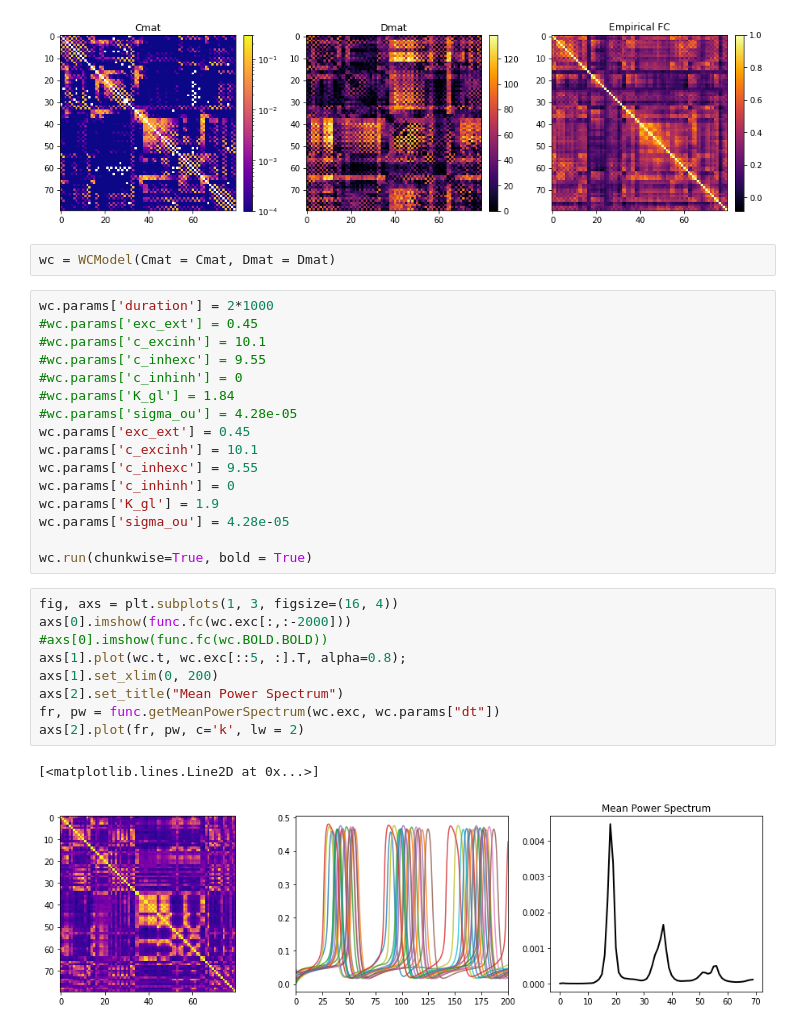
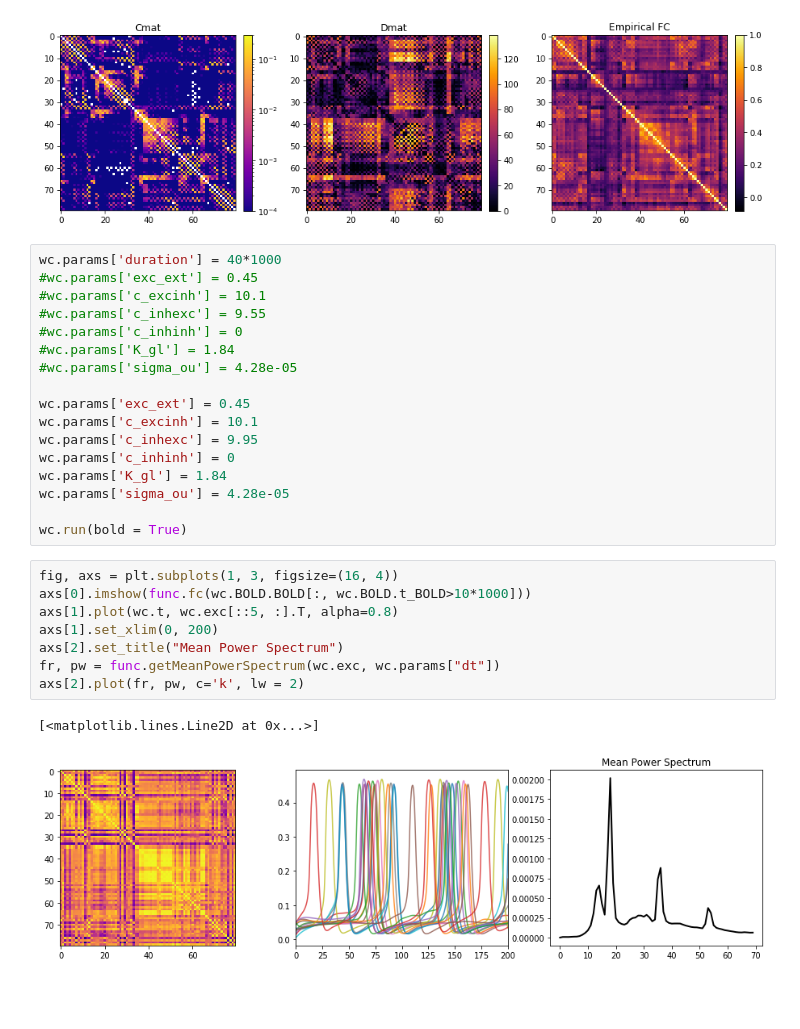
Before and after one commit to pamirozsuna/pamir_ma, a Jupyter notebook: notebooks/SCZ-FC-modelling.ipynb, the cells around one changed output. Cells and saved outputs as stored; diff of their text form; blank space fills up the shorter version.

Commit message:
fixed scz paramters for modelling gbc

```diff
--- a/notebooks/SCZ-FC-modelling.ipynb
+++ b/notebooks/SCZ-FC-modelling.ipynb
@@ -63,33 +65,31 @@ fig.colorbar(im, ax=axs[2],fraction=0.046, pad=0.04)
 # %% [output]
 <matplotlib.colorbar.Colorbar at 0x...>
 [figure]
-# %%
-wc = WCModel(Cmat = Cmat, Dmat = Dmat)
 # %%
-wc.params['duration'] = 2*1000
+wc.params['duration'] = 40*1000
 #wc.params['exc_ext'] = 0.45
 #wc.params['c_excinh'] = 10.1
 #wc.params['c_inhexc'] = 9.55
 #wc.params['c_inhinh'] = 0
 #wc.params['K_gl'] = 1.84
 #wc.params['sigma_ou'] = 4.28e-05
+
 wc.params['exc_ext'] = 0.45
 wc.params['c_excinh'] = 10.1
-wc.params['c_inhexc'] = 9.55
+wc.params['c_inhexc'] = 9.95
 wc.params['c_inhinh'] = 0
-wc.params['K_gl'] = 1.9
+wc.params['K_gl'] = 1.84
 wc.params['sigma_ou'] = 4.28e-05
 
-wc.run(chunkwise=True, bold = True)
+wc.run(bold = True)
 # %%
 fig, axs = plt.subplots(1, 3, figsize=(16, 4))
-axs[0].imshow(func.fc(wc.exc[:,:-2000]))
-#axs[0].imshow(func.fc(wc.BOLD.BOLD))
-axs[1].plot(wc.t, wc.exc[::5, :].T, alpha=0.8);
+axs[0].imshow(func.fc(wc.BOLD.BOLD[:, wc.BOLD.t_BOLD>10*1000]))
+axs[1].plot(wc.t, wc.exc[::5, :].T, alpha=0.8)
 axs[1].set_xlim(0, 200)
 axs[2].set_title("Mean Power Spectrum")
 fr, pw = func.getMeanPowerSpectrum(wc.exc, wc.params["dt"])
 axs[2].plot(fr, pw, c='k', lw = 2)
 # %% [output]
 [<matplotlib.lines.Line2D at 0x...>]
-[figure, old version]
+[figure, new version]
```
Also changed, not shown: parts of 5 cells of this notebook, 2 other files.
